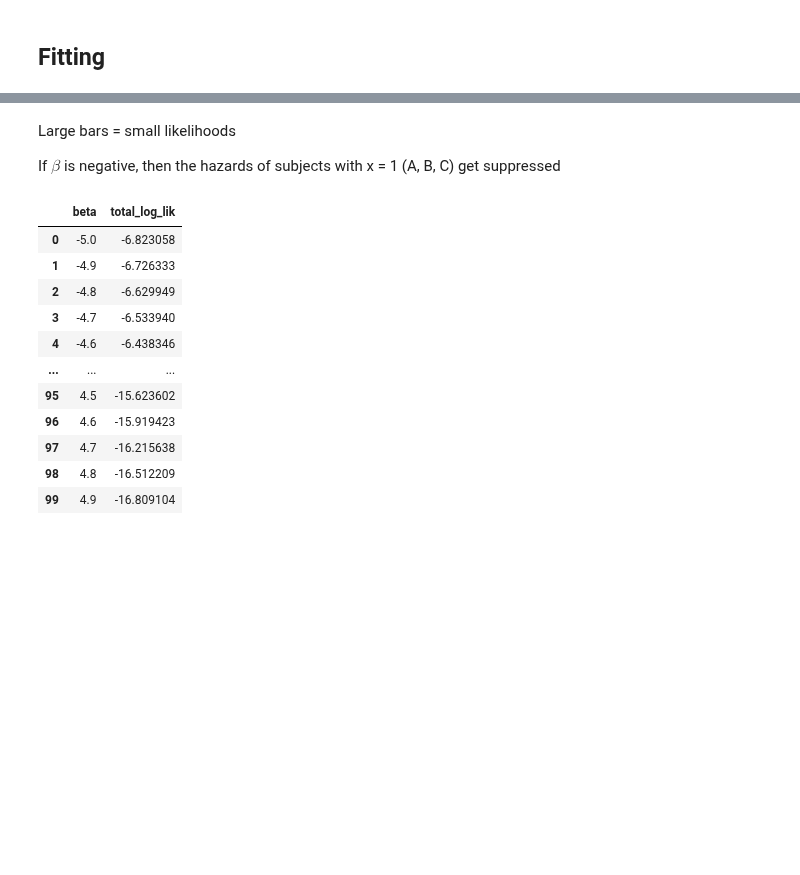
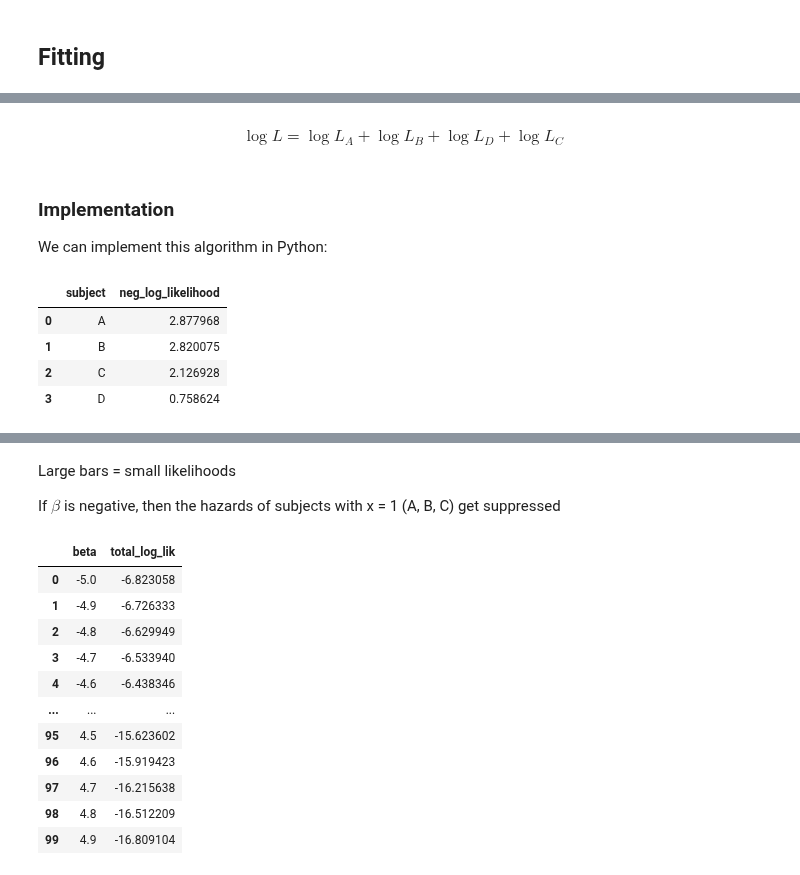
Before and after one commit to igor-sb/blog, a Jupyter notebook: posts/cox_regression.ipynb, the cells around one changed output, grey strips where cells are left out. Saved outputs shown, nothing was run; the diff lists cells and outputs as text; code cells hidden in the pictures; blank space fills up the shorter version.

```diff
--- a/posts/cox_regression.ipynb
+++ b/posts/cox_regression.ipynb
@@ -98,2 +155,10 @@ It turns out, we can leave this pesky term $h_0(t)$ undefined, as it can complet
+# %% [markdown]
+$$
+\log L = \log L_A + \log L_B + \log L_D + \log L_C
+$$
+# %% [markdown]
+### Implementation
+
+We can implement this algorithm in Python:
 # %%
 def log_likelihood(df, subject, beta):
@@ -115,6 +177,14 @@ def neg_log_likelihood_all_subjects(df, beta):
             'neg_log_likelihood': neg_log_likelihoods
         })
     )
+# %%
+neg_log_likelihood_all_subjects(sample_df, 2)
+# %% [output]
+|  | subject | neg_log_likelihood |
+| 0 | A | 2.877968 |
+| 1 | B | 2.820075 |
+| 2 | C | 2.126928 |
+| 3 | D | 0.758624 |
 # %%
 def neg_log_likelihood_all_subjects_betas(df, betas=np.arange(-5, 5, 0.5)):
     loglikelihoods_per_beta = []
```
Also changed, not shown: parts of 32 cells of this notebook.
